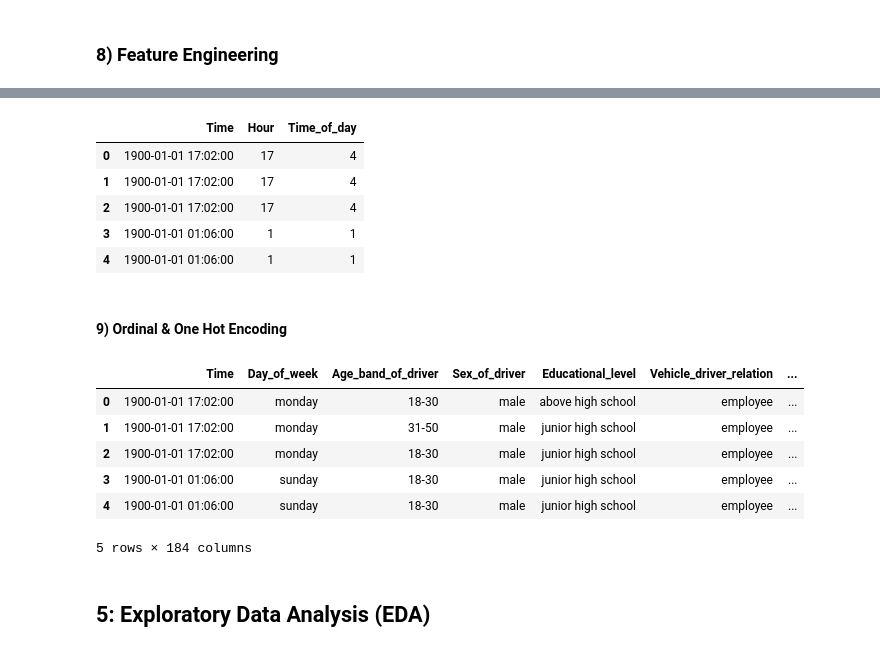
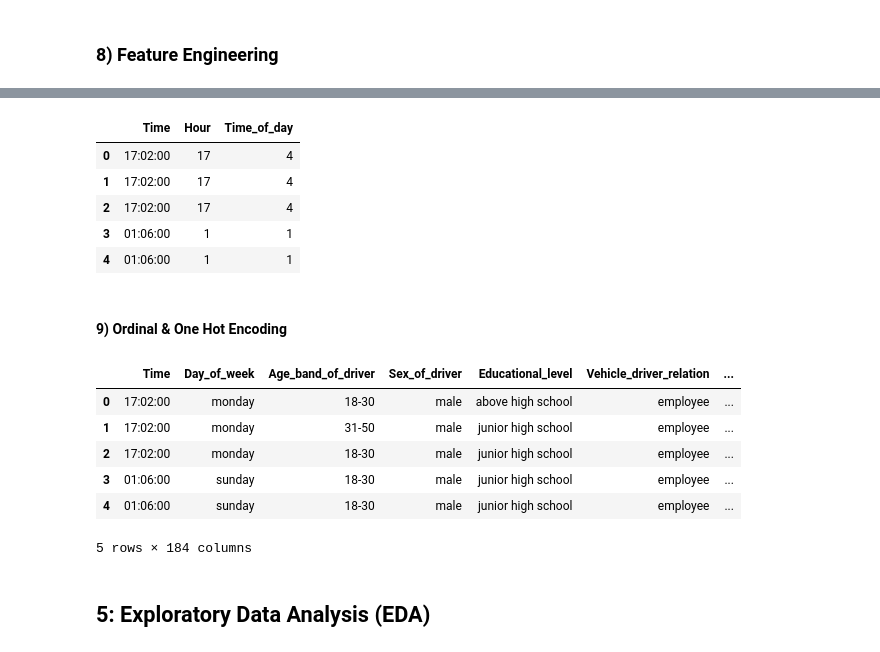
Before and after one commit to bhuvanUB/DIC-Project-Team-28-Fall-24, a Jupyter notebook: DIC_Project_Phase_1.ipynb, the cells around one changed output, grey strips where cells are left out. Cells and saved outputs as stored; diff of their text form; code cells hidden in the pictures.

```diff
--- a/DIC_Project_Phase_1.ipynb
+++ b/DIC_Project_Phase_1.ipynb
@@ -207,10 +207,8 @@ cleaned_dataset = cleaned_dataset.map(lambda x: x.lower() if isinstance(x, str)
 # %% [markdown]
 ### 8) Feature Engineering
 # %%
-cleaned_dataset['Time'] = pd.to_datetime(cleaned_dataset['Time'], errors='coerce', format='%H:%M:%S')
 print(cleaned_dataset['Time'].head())
-cleaned_dataset['Hour'] = cleaned_dataset['Time'].dt.hour
-
+cleaned_dataset['Hour'] = pd.to_datetime(cleaned_dataset['Time'], format='%H:%M:%S').dt.hour
 Time_of_dat = ['Night', 'Morning', 'Noon', 'Evening']
 
 def categorize_time_of_day(hour):
@@ -238,10 +236,10 @@ Name: Time, dtype: datetime64[ns]
 Data head after categorizing and encoding Time_of_day:
 |  | Time | Hour | Time_of_day |
-| 0 | 1900-01-01 17:02:00 | 17 | 4 |
-| 1 | 1900-01-01 17:02:00 | 17 | 4 |
-| 2 | 1900-01-01 17:02:00 | 17 | 4 |
-| 3 | 1900-01-01 01:06:00 | 1 | 1 |
-| 4 | 1900-01-01 01:06:00 | 1 | 1 |
+| 0 | 17:02:00 | 17 | 4 |
+| 1 | 17:02:00 | 17 | 4 |
+| 2 | 17:02:00 | 17 | 4 |
+| 3 | 01:06:00 | 1 | 1 |
+| 4 | 01:06:00 | 1 | 1 |
 # %% [markdown]
 #### 9) Ordinal & One Hot Encoding
 # %%
@@ -339,11 +337,11 @@ cleaned_dataset = apply_encoding(cleaned_dataset, encoding_dict, ordinal_mapping
 cleaned_dataset.head()
 # %% [output]
 |  | Time | Day_of_week | Age_band_of_driver | Sex_of_driver | Educational_level | Vehicle_driver_relation | ... |
-| 0 | 1900-01-01 17:02:00 | monday | 18-30 | male | above high school | employee | ... |
-| 1 | 1900-01-01 17:02:00 | monday | 31-50 | male | junior high school | employee | ... |
-| 2 | 1900-01-01 17:02:00 | monday | 18-30 | male | junior high school | employee | ... |
-| 3 | 1900-01-01 01:06:00 | sunday | 18-30 | male | junior high school | employee | ... |
-| 4 | 1900-01-01 01:06:00 | sunday | 18-30 | male | junior high school | employee | ... |
+| 0 | 17:02:00 | monday | 18-30 | male | above high school | employee | ... |
+| 1 | 17:02:00 | monday | 31-50 | male | junior high school | employee | ... |
+| 2 | 17:02:00 | monday | 18-30 | male | junior high school | employee | ... |
+| 3 | 01:06:00 | sunday | 18-30 | male | junior high school | employee | ... |
+| 4 | 01:06:00 | sunday | 18-30 | male | junior high school | employee | ... |
 5 rows × 184 columns
 # %% [markdown]
 ## **5: Exploratory Data Analysis (EDA)**
```
Also changed, not shown: parts of 1 cell of this notebook.
